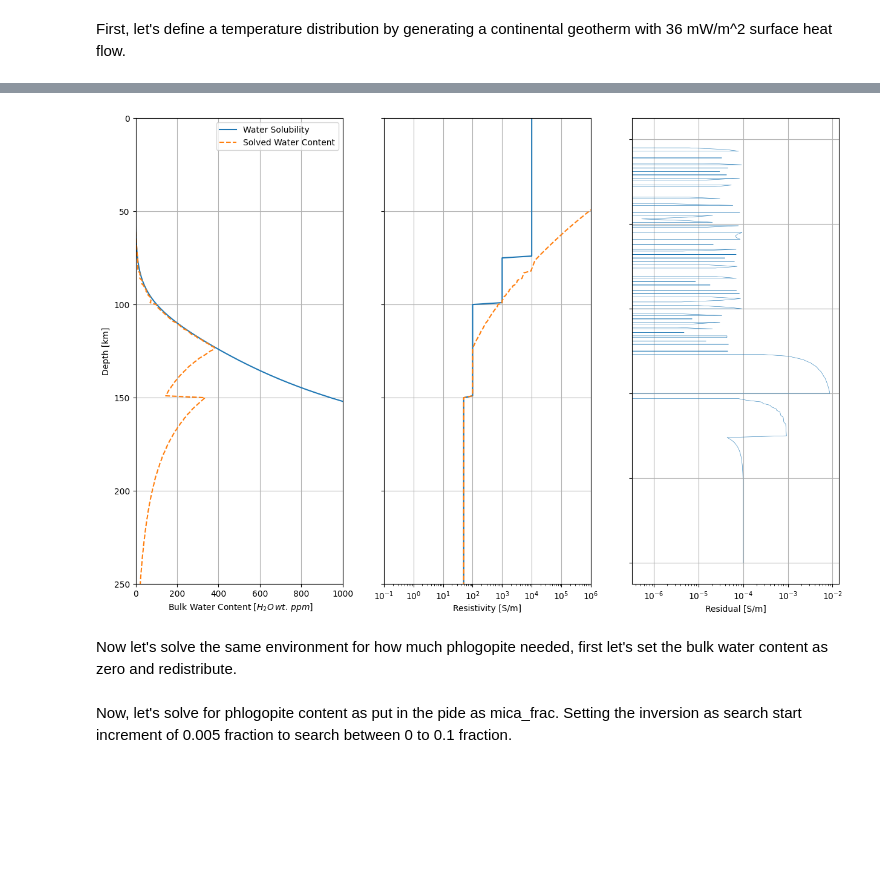
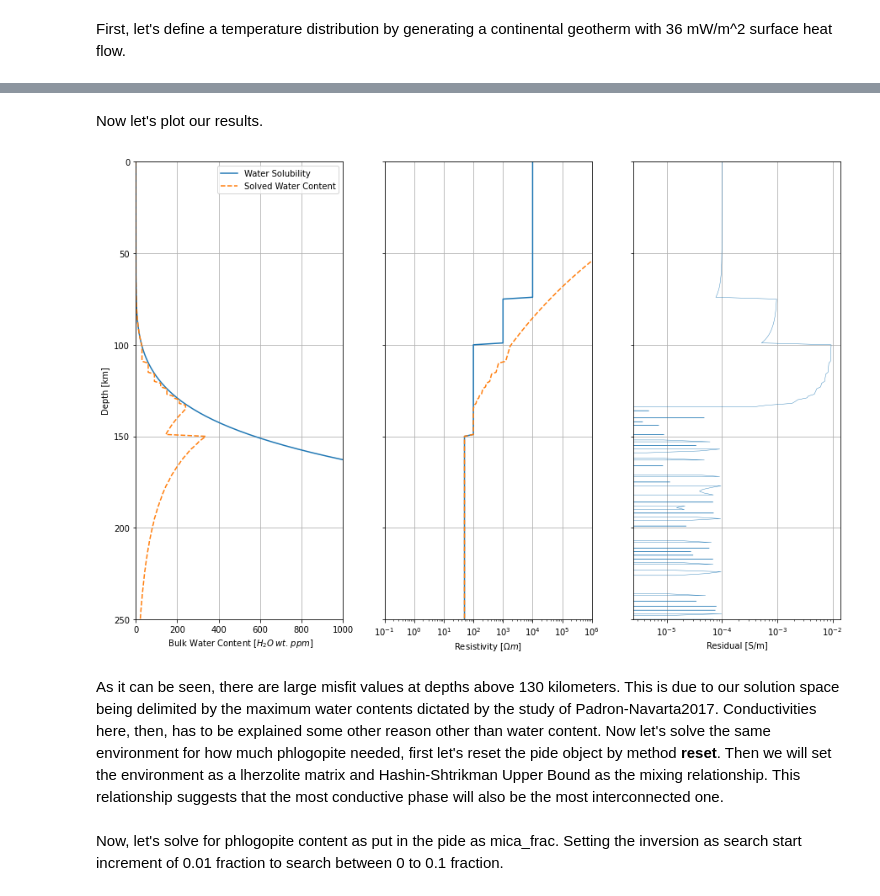
Before and after one commit to sinanozaydin/pide, a Jupyter notebook: examples/notebooks/6_Inversion.ipynb, the cells around one changed output, grey strips where cells are left out. Saved outputs shown, nothing was run; the diff lists cells and outputs as text; code cells hidden in the pictures; blank space fills up the shorter version.

Commit message:
Inversion notebook finalised.

```diff
--- a/examples/notebooks/6_Inversion.ipynb
+++ b/examples/notebooks/6_Inversion.ipynb
@@ -34,3 +38,3 @@ p_obj.revalue_arrays()
 # %%
-p_obj.set_parameter('ti_ol', 0.1)
+p_obj.set_parameter('ti_ol', 0.01)
 max_water = p_obj.calculate_bulk_mantle_water_solubility(method = 'array')
@@ -43,7 +51,9 @@ cond_list_to_invert = 1.0 / cond_list_to_invert #converting to conductivity
 # %%
 c_list, residual_list = conductivity_solver_single_param(object = p_obj, cond_list = cond_list_to_invert,
 param_name = 'bulk_water', upper_limit_list = max_water, lower_limit_list= np.zeros(len(max_water)),
-search_start = 10, acceptence_threshold = 0.5, num_cpu = 5)
+search_start = 30, acceptence_threshold = 0.5, num_cpu = 5)
+# %% [markdown]
+Now let's plot our results.
 # %%
 p_obj.set_bulk_water(c_list)
 p_obj.mantle_water_distribute(method = 'array')
@@ -54,36 +64,37 @@ ax = plt.subplot(131)
 # ax.plot(cond_list,object.T,label = 'data')
 # ax.plot(cond_calced,object.T, label = 'calced')
 ax.plot(max_water,depth, label = 'Water Solubility')
 ax.plot(c_list,depth,linestyle = '--', label = 'Solved Water Content')
 ax.set_ylim(np.amax(depth),np.amin(depth))
 ax.set_xlim(0,1000)
 ax.set_ylabel('Depth [km]')
 ax.set_xlabel(r' Bulk Water Content [$H_2O \, wt. \, ppm$]')
 ax.legend()
 ax.grid()
 
 ax2 = plt.subplot(132)
 ax2.plot(1.0/cond_list_to_invert,depth)
 ax2.plot(1.0/cond_calced,depth,linestyle = '--')
 ax2.set_xscale('log')
 ax2.set_ylim(np.amax(depth),np.amin(depth))
 ax2.set_xlim(0.1,1e6)
 ax2.set_yticklabels([])
 ax2.set_xlabel(r'Resistivity [$\Omega m$]')
 ax2.grid()
 
 ax3 = plt.subplot(133)
 ax3.plot(residual_list, depth, lw = 0.4)
+ax3.set_ylim(np.amax(depth),np.amin(depth))
 ax3.set_yticklabels([])
 ax3.set_xlabel('Residual [S/m]')
 ax3.set_xscale('log')
 ax3.grid()
 
 plt.show()
 # %% [output]
-[figure, old version]
+[figure, new version]
 # %% [markdown]
-Now let's solve the same environment for how much phlogopite needed, first let's set the bulk water content as zero and redistribute.
+As it can be seen, there are large misfit values at depths above 130 kilometers. This is due to our solution space being delimited by the maximum water contents dictated by the study of Padron-Navarta2017. Conductivities here, then, has to be explained some other reason other than water content. Now let's solve the same environment for how much phlogopite needed, first let's reset the pide object by method **reset**. Then we will set the environment as a lherzolite matrix and Hashin-Shtrikman Upper Bound as the mixing relationship. This relationship suggests that the most conductive phase will also be the most interconnected one.
 # %%
 p_obj.reset()
 
@@ -93,5 +104,5 @@ p_obj.set_composition_solid_mineral(ol = 0.65, opx = 0.2, cpx = 0.1, garnet = 0.
 p_obj.set_solid_phs_mix_method(2)
 p_obj.revalue_arrays()
 # %% [markdown]
-Now, let's solve for phlogopite content as put in the pide as mica_frac. Setting the inversion as search start increment of 0.005 fraction to search between 0 to 0.1 fraction.
+Now, let's solve for phlogopite content as put in the pide as mica_frac. Setting the inversion as search start increment of 0.01 fraction to search between 0 to 0.1 fraction.
 # %%
```
Also changed, not shown: parts of 12 cells of this notebook, 1 other file.
